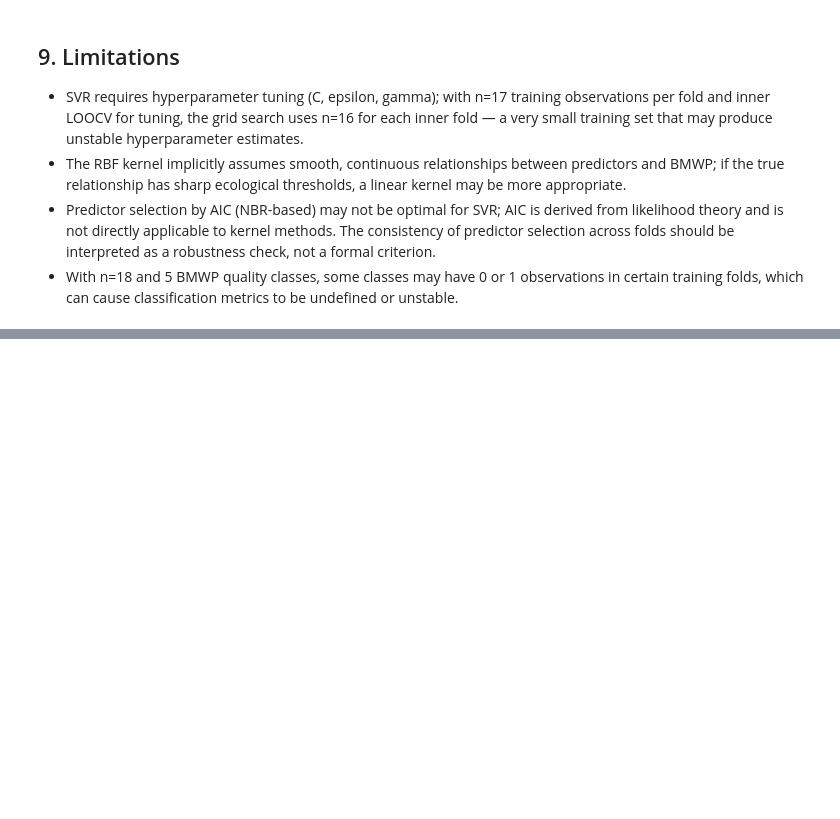
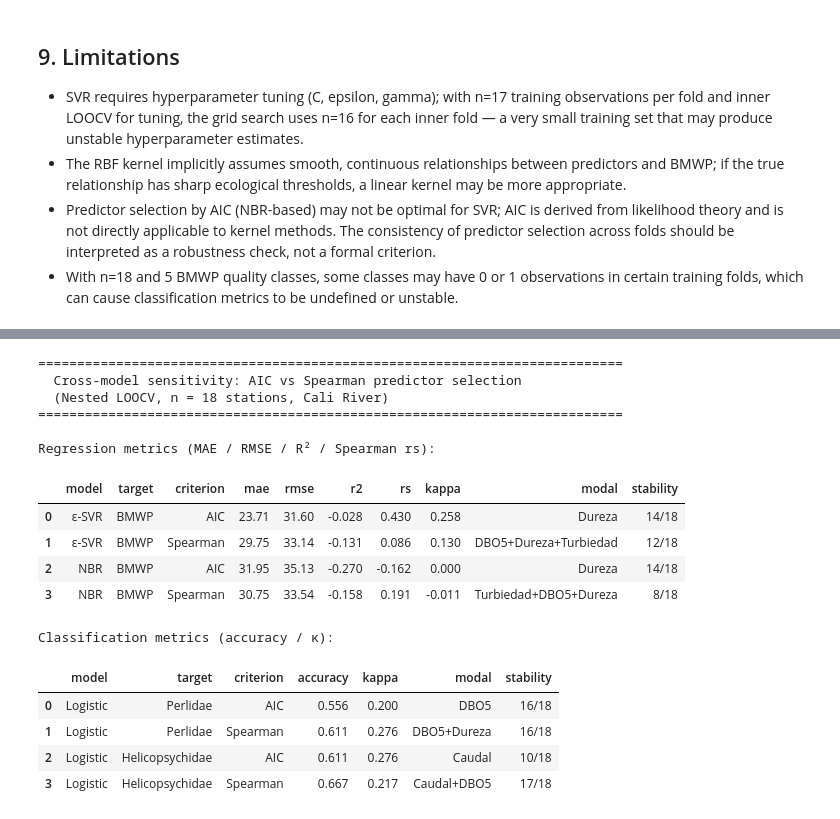
Before and after one commit to saulo1112/cali-river-biomonitoring, a Jupyter notebook: notebooks/05_svr_bmwp/05_svr_bmwp.ipynb, the cells around one changed output, grey strips where cells are left out. Drawn from its saved outputs; the diff is of its cells as text; code cells hidden in the pictures; blank space fills up the shorter version.

Commit message:
feat: comparison between AIC vs Spearman

```diff
--- a/notebooks/05_svr_bmwp/05_svr_bmwp.ipynb
+++ b/notebooks/05_svr_bmwp/05_svr_bmwp.ipynb
@@ -501,0 +612,74 @@ plt.tight_layout(); plt.savefig("../../outputs/svr_bmwp_hyperparameters.png", dp
+# %%
+# ── Cross-model final summary: AIC vs Spearman across SVR, NBR, and Logistic ──
+# Requires outputs from all three sensitivity sections (run notebooks 02, 04, 05 first)
+import os
+
+_sensitivity_files = {
+    'SVR':      "../../outputs/sensitivity_svr_aic_vs_spearman.csv",
+    'NBR':      "../../outputs/sensitivity_nbr_aic_vs_spearman.csv",
+    'Logistic': "../../outputs/sensitivity_logistic_aic_vs_spearman.csv",
+}
+_missing = [k for k, p in _sensitivity_files.items() if not os.path.exists(p)]
+if _missing:
+    print(f"[WARNING] Sensitivity CSVs not yet available for: {_missing}. "
+          "Run notebooks 02 and 04 sensitivity sections first, then re-run this cell.")
+else:
+    _frames = [pd.read_csv(p) for p in _sensitivity_files.values()]
+    summary_all = pd.concat(_frames, ignore_index=True)
+
+    print("=" * 75)
+    print("  Cross-model sensitivity: AIC vs Spearman predictor selection")
+    print("  (Nested LOOCV, n = 18 stations, Cali River)")
+    print("=" * 75)
+
+    # ── Regression models (SVR, NBR) ───────────────────────────────────────────
+    reg = summary_all[summary_all['mae'].notna()].copy()
+    if not reg.empty:
+        print("\nRegression metrics (MAE / RMSE / R² / Spearman rs):")
+        display(reg[['model', 'target', 'selection_criterion',
+                      'mae', 'rmse', 'r2', 'spearman_rs',
+                      'kappa', 'modal_predictors', 'predictor_stability']
+                    ].rename(columns={'selection_criterion': 'criterion',
+                                      'spearman_rs': 'rs',
+                                      'modal_predictors': 'modal',
+                                      'predictor_stability': 'stability'})
+                  .reset_index(drop=True))
+
+    # ── Classification models (Logistic) ──────────────────────────────────────
+    cls = summary_all[summary_all['mae'].isna()].copy()
+    if not cls.empty:
+        print("\nClassification metrics (accuracy / κ):")
+        display(cls[['model', 'target', 'selection_criterion',
+                      'accuracy', 'kappa',
+                      'modal_predictors', 'predictor_stability']
+                    ].rename(columns={'selection_criterion': 'criterion',
+                                      'modal_predictors': 'modal',
+                                      'predictor_stability': 'stability'})
+                  .reset_index(drop=True))
+
+    # ── Decision guidance ──────────────────────────────────────────────────────
+    print("\nDecision guidance:")
+    print("  • A criterion that consistently improves (or matches) metrics across")
+    print("    all three models and both targets should be standardised.")
+    print("  • If Spearman reduces MAE/RMSE for SVR and NBR AND maintains or")
+    print("    improves κ for Logistic, prefer Spearman (simpler, model-agnostic).")
+    print("  • If AIC wins or ties on ≥2 models, retain AIC for BMWP models")
+    print("    and consider Spearman only where it clearly wins.")
+# %% [output]
+===========================================================================
+  Cross-model sensitivity: AIC vs Spearman predictor selection
+  (Nested LOOCV, n = 18 stations, Cali River)
+===========================================================================
+
+Regression metrics (MAE / RMSE / R² / Spearman rs):
+|  | model | target | criterion | mae | rmse | r2 | rs | kappa | modal | stability |
+| 0 | ε-SVR | BMWP | AIC | 23.71 | 31.60 | -0.028 | 0.430 | 0.258 | Dureza | 14/18 |
+| 1 | ε-SVR | BMWP | Spearman | 29.75 | 33.14 | -0.131 | 0.086 | 0.130 | DBO5+Dureza+Turbiedad | 12/18 |
+| 2 | NBR | BMWP | AIC | 31.95 | 35.13 | -0.270 | -0.162 | 0.000 | Dureza | 14/18 |
+| 3 | NBR | BMWP | Spearman | 30.75 | 33.54 | -0.158 | 0.191 | -0.011 | Turbiedad+DBO5+Dureza | 8/18 |
+Classification metrics (accuracy / κ):
+|  | model | target | criterion | accuracy | kappa | modal | stability |
+| 0 | Logistic | Perlidae | AIC | 0.556 | 0.200 | DBO5 | 16/18 |
+| 1 | Logistic | Perlidae | Spearman | 0.611 | 0.276 | DBO5+Dureza | 16/18 |
+| 2 | Logistic | Helicopsychidae | AIC | 0.611 | 0.276 | Caudal | 10/18 |
+| 3 | Logistic | Helicopsychidae | Spearman | 0.667 | 0.217 | Caudal+DBO5 | 17/18 |
```
Also changed, not shown: parts of 3 cells of this notebook, 21 other files.
